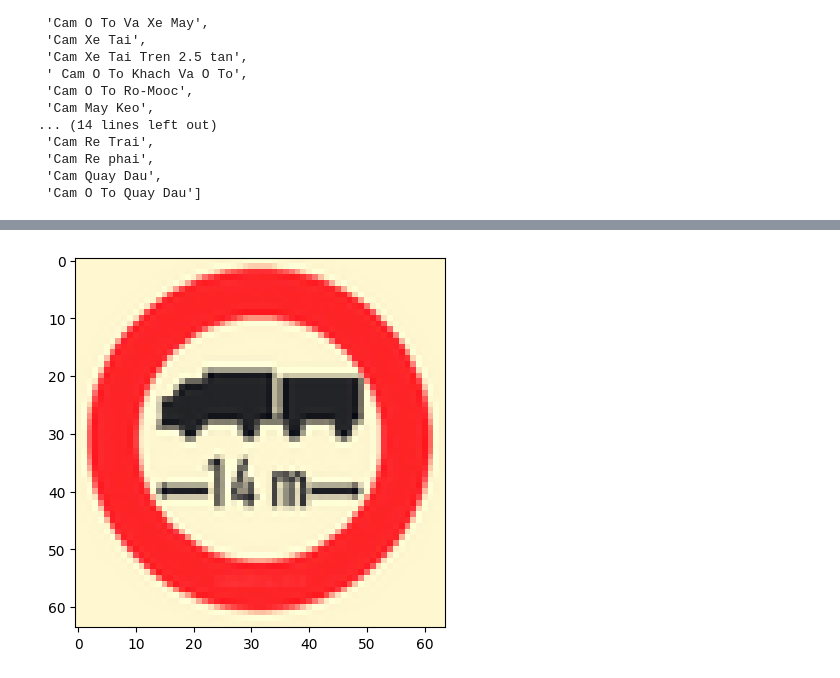
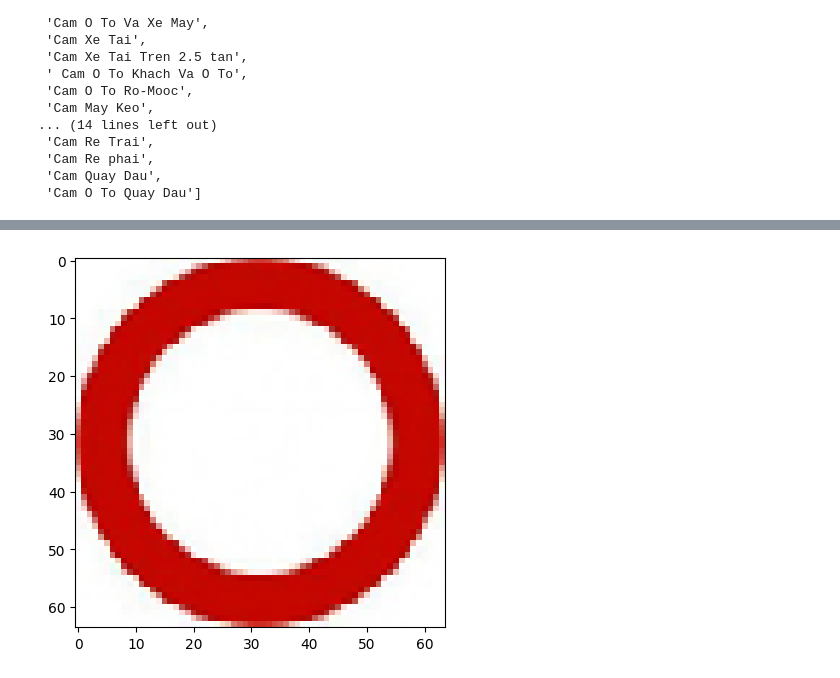
Before and after one commit to nqtien12/AI, a Jupyter notebook: trafficsigns.ipynb, the cells around one changed output, grey strips where cells are left out. Saved outputs shown, nothing was run; the diff lists cells and outputs as text; code cells hidden in the pictures.

```diff
--- a/trafficsigns.ipynb
+++ b/trafficsigns.ipynb
@@ -103,6 +105,6 @@ model.save('/content/drive/MyDrive/AI_final/model_inception.h5')
 # %%
 from tensorflow.keras.preprocessing import image
-model=load_model('/content/drive/MyDrive/AI_final/model_inception.h5')
+model=load_model('/content/drive/MyDrive/testAIfinal/Dataset_trafficsignsVN/model_inception.h5')
 model
 # %% [output]
 <keras.engine.sequential.Sequential at 0x...>
@@ -125,7 +127,7 @@ Test accuracy=  0.5416666865348816
 # %%
 
 import pandas as pd
-clases = pd.read_csv('/content/drive/MyDrive/AI_final/class.csv')
+clases = pd.read_csv('/content/drive/MyDrive/testAIfinal/Dataset_trafficsignsVN/class.csv')
 clases = list(clases)
 clases
 # %% [output]
@@ -150,7 +152,7 @@ clases
 import numpy as np
 from tensorflow.keras.utils import load_img,img_to_array
 import matplotlib.pyplot as plt
-img = load_img('/content/drive/MyDrive/AI_final/Value/24.jpg', target_size = (64,64))
+img = load_img('/content/drive/MyDrive/testAIfinal/Dataset_trafficsignsVN/Value/101.jpg', target_size = (64,64))
 plt.imshow(img)
 img = img_to_array(img)
 img = img.reshape(1,64,64,3)
@@ -163 +165 @@ Cam Nguoi Di Bo
-[figure, old version]
+[figure, new version]
```
Also changed, not shown: parts of 13 cells of this notebook.
